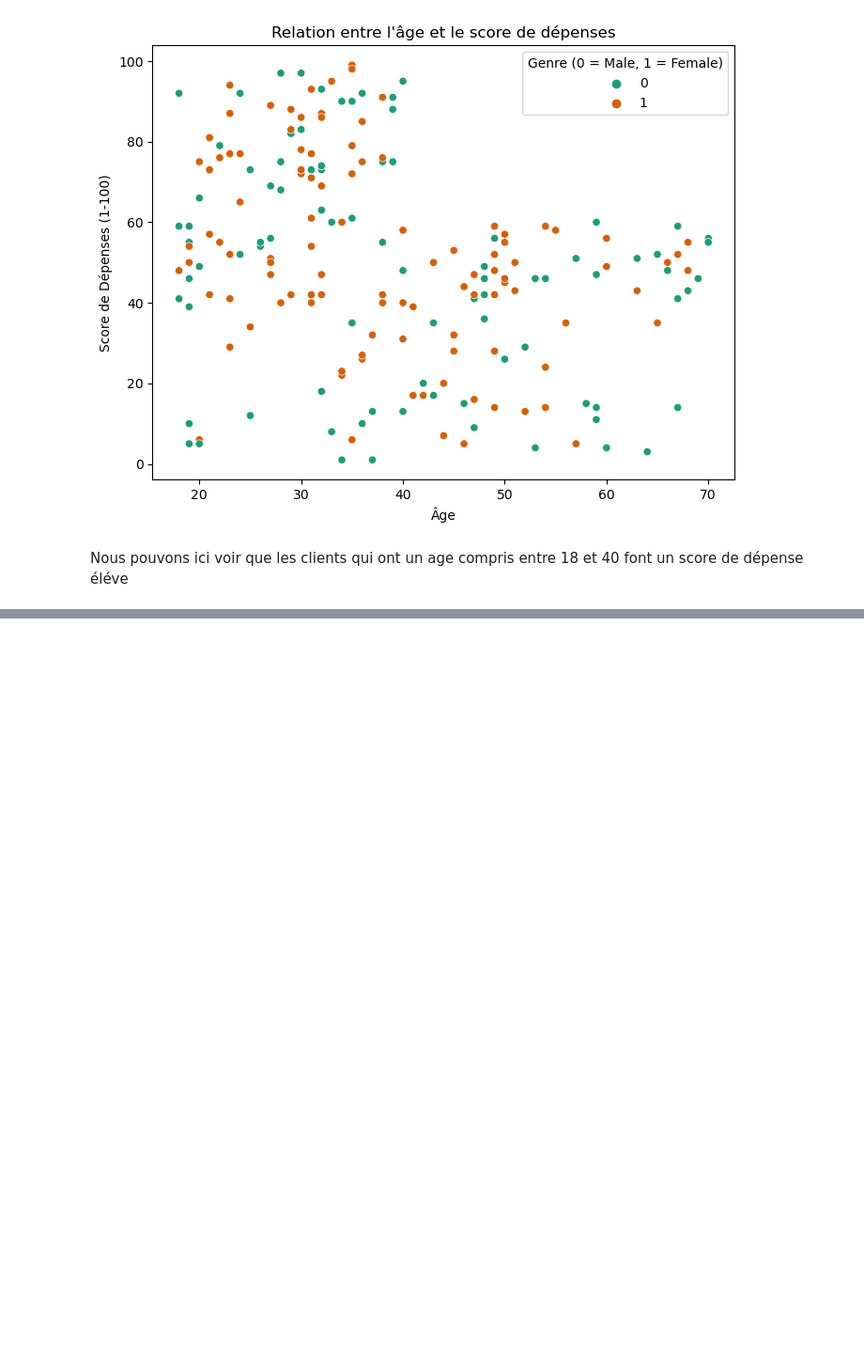
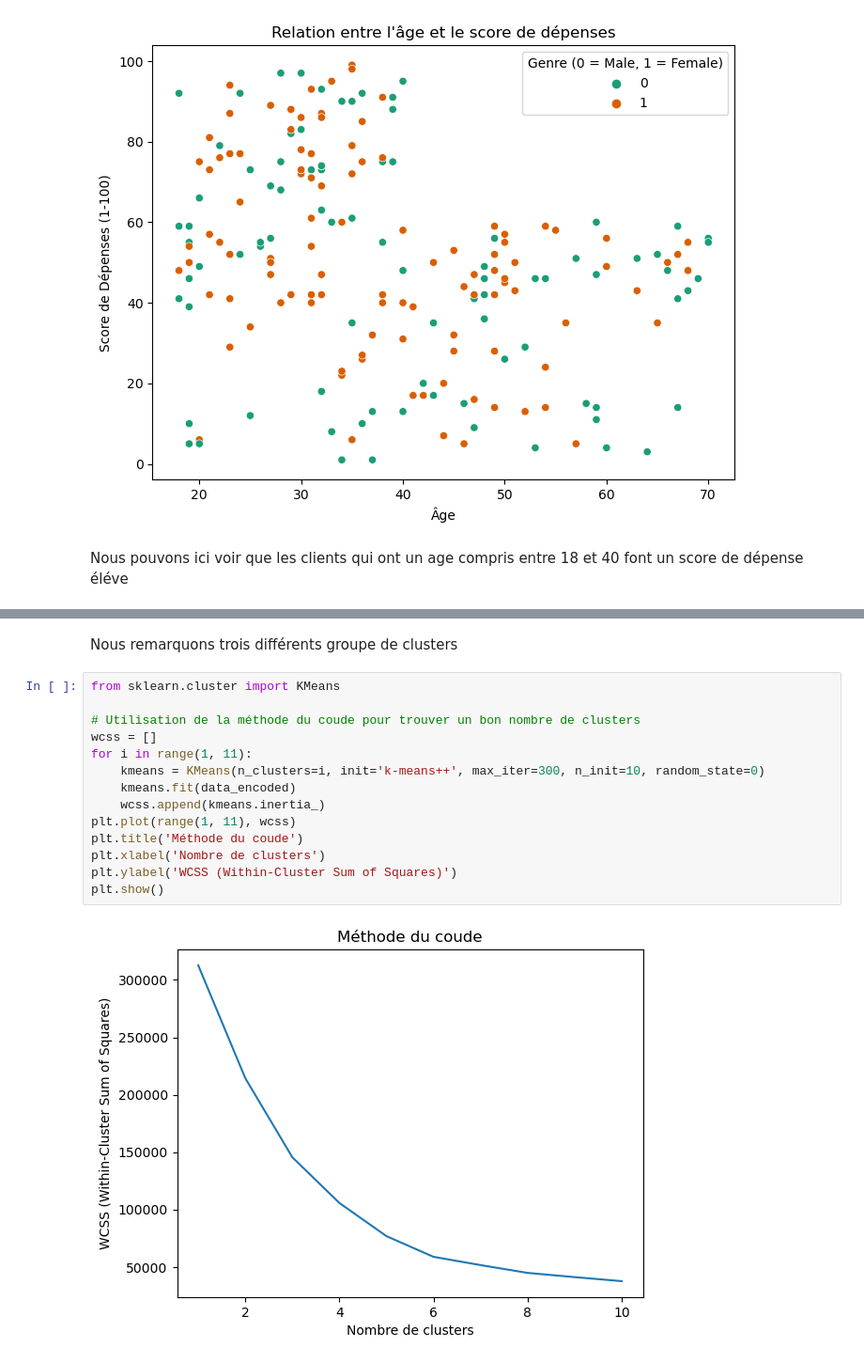
Before and after one commit to Makima225/D-tection_Fraude_Carte_Bancaire, a Jupyter notebook: projets.ipynb, the cells around one changed output, grey strips where cells are left out. Shown at 94% size. Cells and saved outputs as stored; diff of their text form; blank space fills up the shorter version.

```diff
--- a/projets.ipynb
+++ b/projets.ipynb
@@ -208,0 +289,18 @@ plt.show()
+# %% [markdown]
+Nous remarquons trois différents groupe de clusters
+# %%
+from sklearn.cluster import KMeans
+
+# Utilisation de la méthode du coude pour trouver un bon nombre de clusters
+wcss = []
+for i in range(1, 11):
+    kmeans = KMeans(n_clusters=i, init='k-means++', max_iter=300, n_init=10, random_state=0)
+    kmeans.fit(data_encoded)
+    wcss.append(kmeans.inertia_)
+plt.plot(range(1, 11), wcss)
+plt.title('Méthode du coude')
+plt.xlabel('Nombre de clusters')
+plt.ylabel('WCSS (Within-Cluster Sum of Squares)')
+plt.show()
+# %% [output]
+[figure, added]
```
Also changed, not shown: parts of 12 cells of this notebook.
